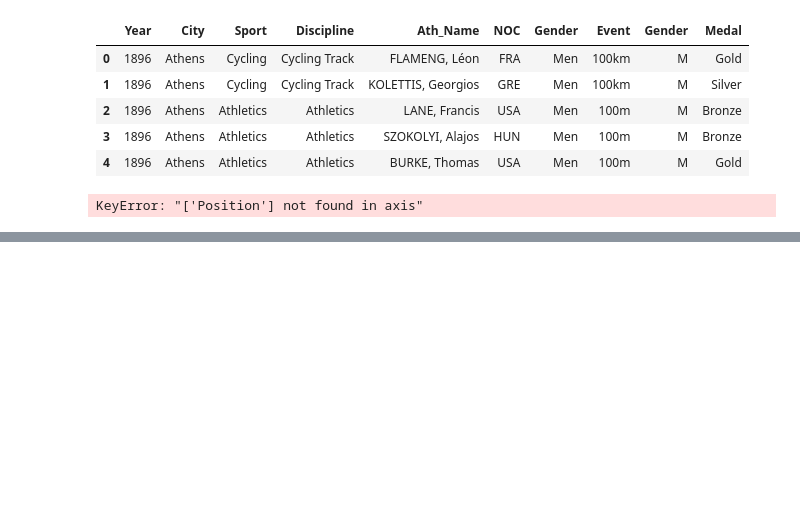
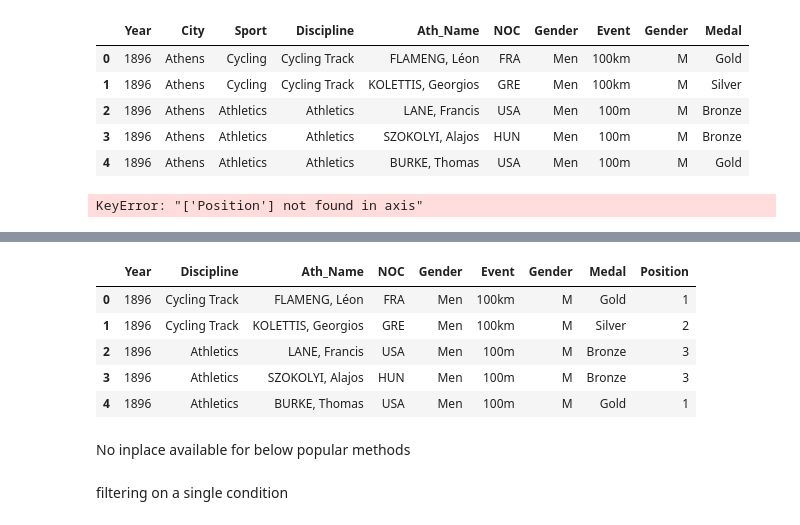
Before and after one commit to gcgauravchauhan10/Python_Practice_Codes, a Jupyter notebook: Practice with Pandas.ipynb, the cells around one changed output, grey strips where cells are left out. Saved outputs shown, nothing was run; the diff lists cells and outputs as text; code cells hidden in the pictures; blank space fills up the shorter version.

```diff
--- a/Practice with Pandas.ipynb
+++ b/Practice with Pandas.ipynb
@@ -401,0 +430,15 @@ KeyError: "['Position'] not found in axis"
+# %%
+oo_nw3 = (pd.read_csv('olympics_1896_2004.csv',skiprows = 5)
+          .rename(columns = mapper)
+          .drop(['City','Sport'],axis = 1) #To delete multiple columns in one go. Inplace is not recommneded to use in chaining of methods
+          )
+oo_nw3.head()
+# %% [output]
+|  | Year | Discipline | Ath_Name | NOC | Gender | Event | Gender | Medal | Position |
+| 0 | 1896 | Cycling Track | FLAMENG, Léon | FRA | Men | 100km | M | Gold | 1 |
+| 1 | 1896 | Cycling Track | KOLETTIS, Georgios | GRE | Men | 100km | M | Silver | 2 |
+| 2 | 1896 | Athletics | LANE, Francis | USA | Men | 100m | M | Bronze | 3 |
+| 3 | 1896 | Athletics | SZOKOLYI, Alajos | HUN | Men | 100m | M | Bronze | 3 |
+| 4 | 1896 | Athletics | BURKE, Thomas | USA | Men | 100m | M | Gold | 1 |
+# %% [markdown]
+No inplace available for below popular methods
@@ -401,0 +451,2 @@ KeyError: "['Position'] not found in axis"
+# %% [markdown]
+filtering on a single condition
```
Also changed, not shown: parts of 6 cells of this notebook.
